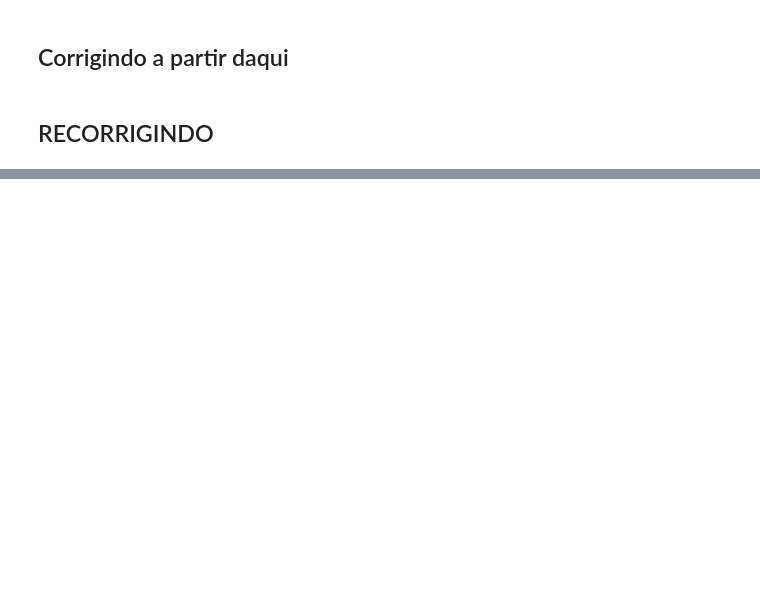
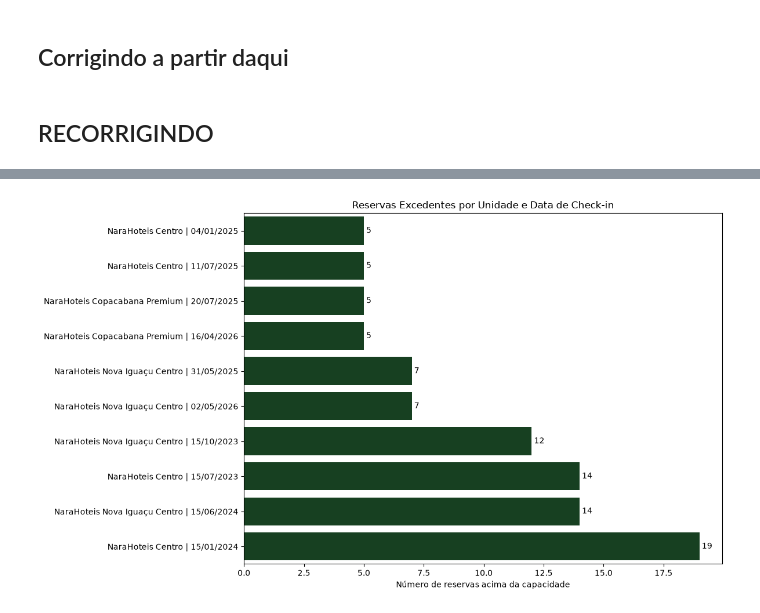
Before and after one commit to CarlosEduardoRodrigues7/Narahotel, a Jupyter notebook: resposta2.ipynb, the cells around one changed output, grey strips where cells are left out. Drawn from its saved outputs; the diff is of its cells as text; code cells hidden in the pictures; blank space fills up the shorter version.

```diff
--- a/resposta2.ipynb
+++ b/resposta2.ipynb
@@ -591,0 +741,58 @@ Passing `palette` without assigning `hue` is deprecated and will be removed in v
+# %%
+import pandas as pd
+import matplotlib.pyplot as plt
+import seaborn as sns
+
+# Gerar novamente os casos de overbooking
+grafico_excedentes = resultado_ocupacao.loc[
+    resultado_ocupacao['quartos_ocupados']
+    > resultado_ocupacao['num_quartos_total']
+].copy()
+
+# Calcular o número absoluto acima da capacidade
+grafico_excedentes['reservas_excedentes'] = (
+    grafico_excedentes['quartos_ocupados']
+    - grafico_excedentes['num_quartos_total']
+)
+
+# Criar o rótulo unidade + data
+grafico_excedentes['Unidade / Check-in'] = (
+    grafico_excedentes['nome_unidade']
+    + ' | '
+    + pd.to_datetime(
+        grafico_excedentes['data_checkin']
+    ).dt.strftime('%d/%m/%Y')
+)
+
+# Ordenar pelas reservas excedentes
+grafico_excedentes = grafico_excedentes.sort_values(
+    by='reservas_excedentes',
+    ascending=True
+)
+
+# Criar gráfico
+plt.figure(figsize=(12, 7))
+
+sns.barplot(
+    data=grafico_excedentes,
+    x='reservas_excedentes',
+    y='Unidade / Check-in',
+    color="#10471E"
+)
+
+plt.title('Reservas Excedentes por Unidade e Data de Check-in')
+plt.xlabel('Número de reservas acima da capacidade')
+plt.ylabel('')
+
+for indice, linha in grafico_excedentes.reset_index(drop=True).iterrows():
+    plt.text(
+        linha['reservas_excedentes'] + 0.1,
+        indice,
+        str(linha['reservas_excedentes']),
+        va='center'
+    )
+
+plt.tight_layout()
+plt.show()
+# %% [output]
+[figure, added]
```
Also changed, not shown: parts of 12 cells of this notebook.
